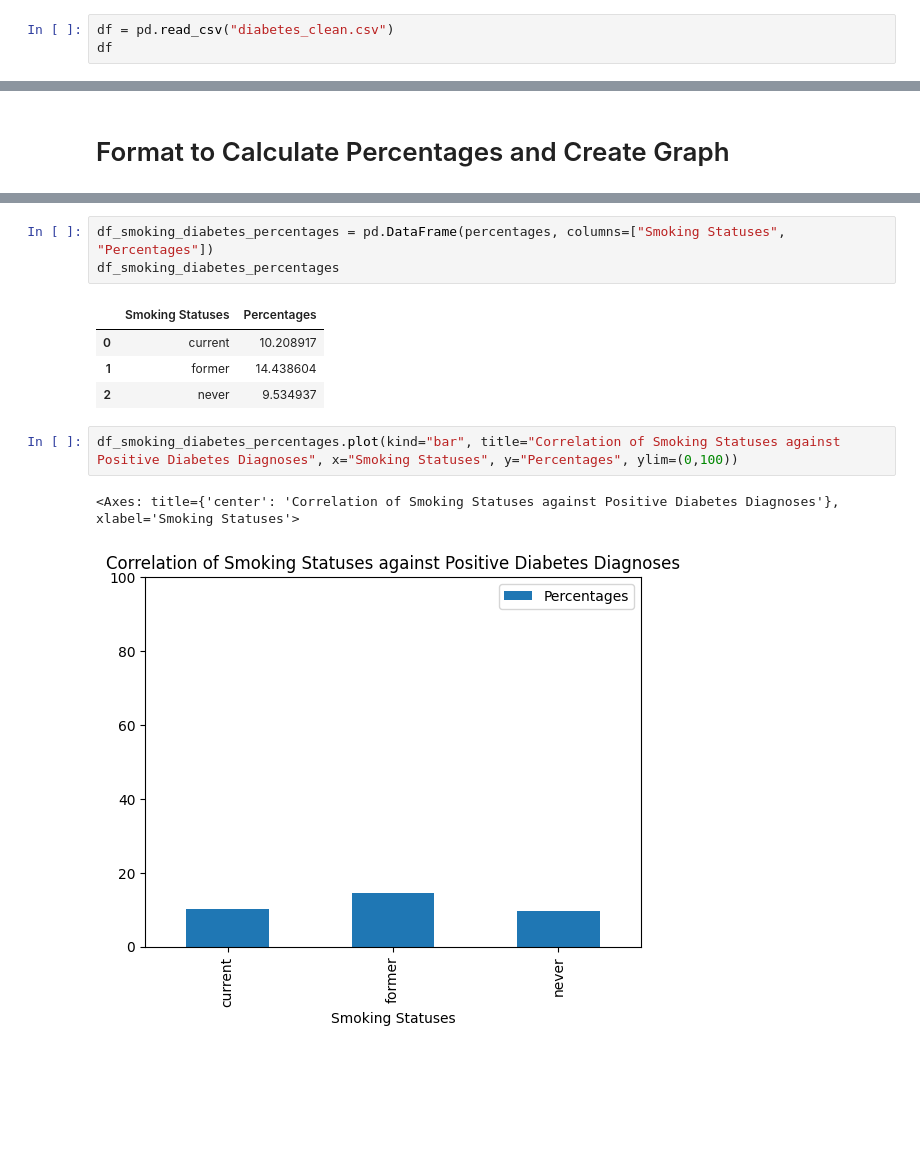
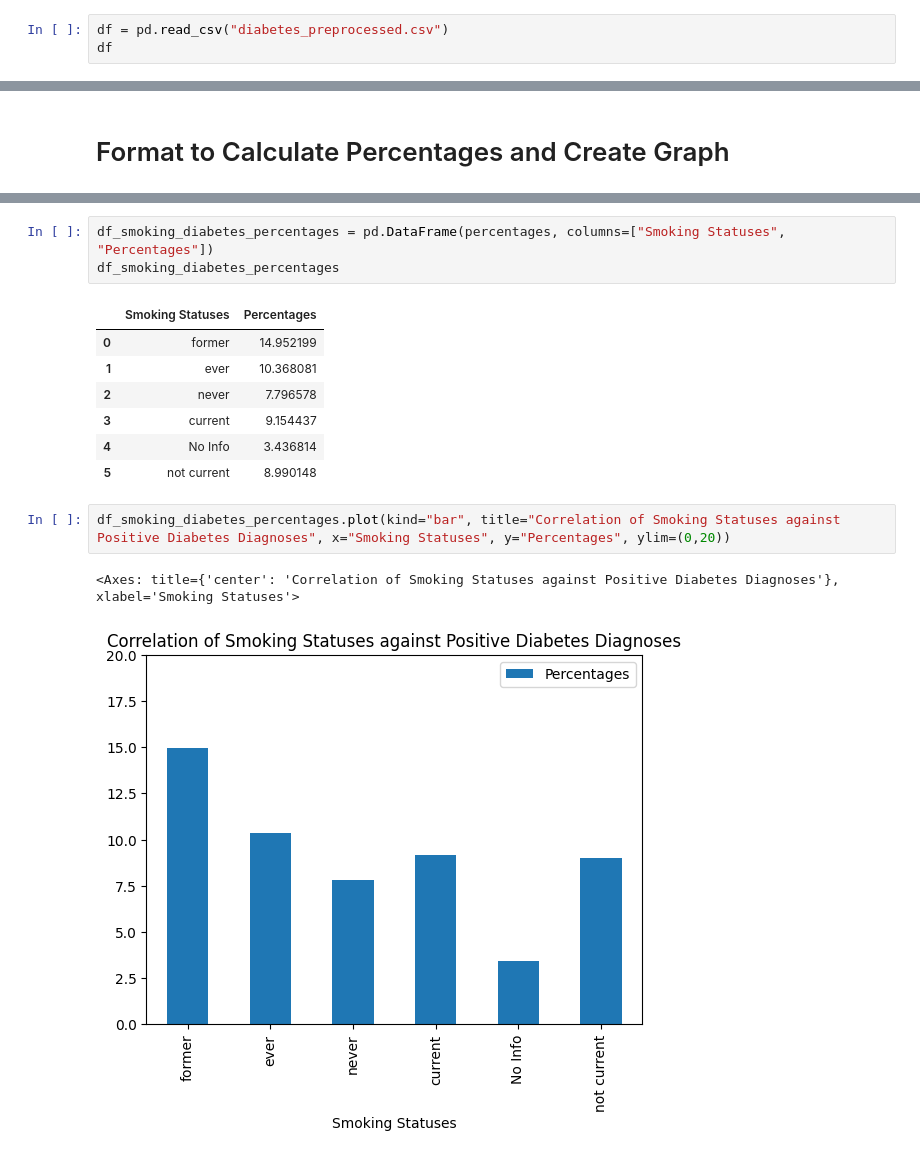
Before and after one commit to Daphne-Qin/deep-2023, a Jupyter notebook: project/smoking_diabetes.ipynb, the cells around one changed output, grey strips where cells are left out. Saved outputs shown, nothing was run; the diff lists cells and outputs as text; blank space fills up the shorter version.

```diff
--- a/project/smoking_diabetes.ipynb
+++ b/project/smoking_diabetes.ipynb
@@ -4,7 +4,7 @@ import pandas as pd
 import matplotlib.pyplot as plt
 import seaborn as sns
 # %%
-df = pd.read_csv("diabetes_clean.csv")
+df = pd.read_csv("diabetes_preprocessed.csv")
 df
 # %% [output]
 |  | gender | age | hypertension | heart_disease | smoking_history | bmi | HbA1c_level | ... |
@@ -77,11 +109,14 @@ df_smoking_diabetes_percentages = pd.DataFrame(percentages, columns=["Smoking St
 df_smoking_diabetes_percentages
 # %% [output]
 |  | Smoking Statuses | Percentages |
-| 0 | current | 10.208917 |
-| 1 | former | 14.438604 |
-| 2 | never | 9.534937 |
+| 0 | former | 14.952199 |
+| 1 | ever | 10.368081 |
+| 2 | never | 7.796578 |
+| 3 | current | 9.154437 |
+| 4 | No Info | 3.436814 |
+| 5 | not current | 8.990148 |
 # %%
-df_smoking_diabetes_percentages.plot(kind="bar", title="Correlation of Smoking Statuses against Positive Diabetes Diagnoses", x="Smoking Statuses", y="Percentages", ylim=(0,100))
+df_smoking_diabetes_percentages.plot(kind="bar", title="Correlation of Smoking Statuses against Positive Diabetes Diagnoses", x="Smoking Statuses", y="Percentages", ylim=(0,20))
 # %% [output]
 <Axes: title={'center': 'Correlation of Smoking Statuses against Positive Diabetes Diagnoses'}, xlabel='Smoking Statuses'>
-[figure, old version]
+[figure, new version]
```
Also changed, not shown: parts of 6 cells of this notebook.
